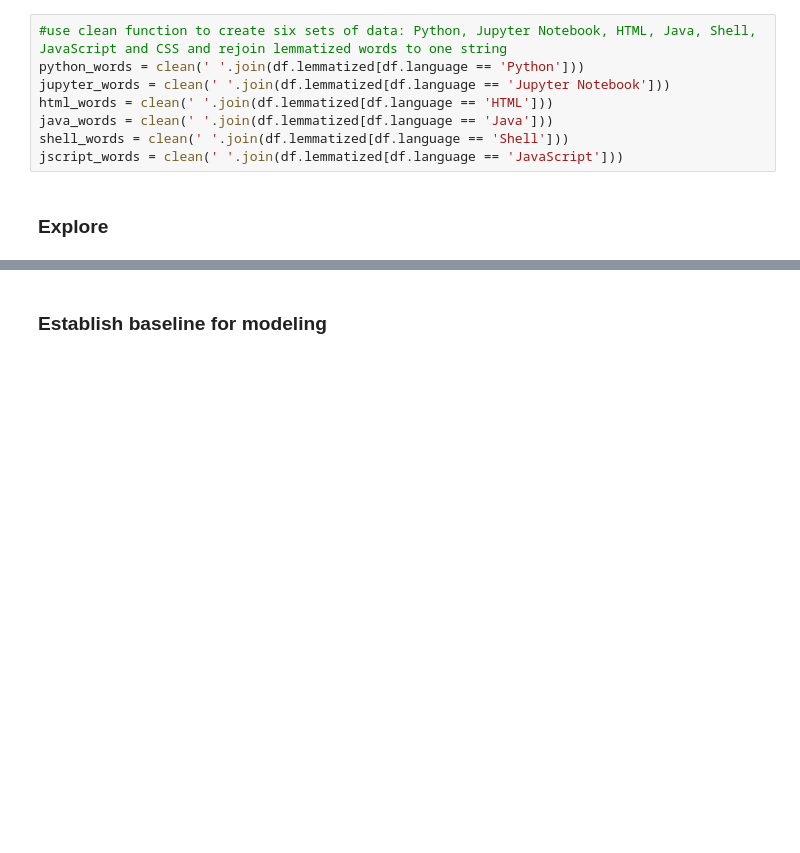
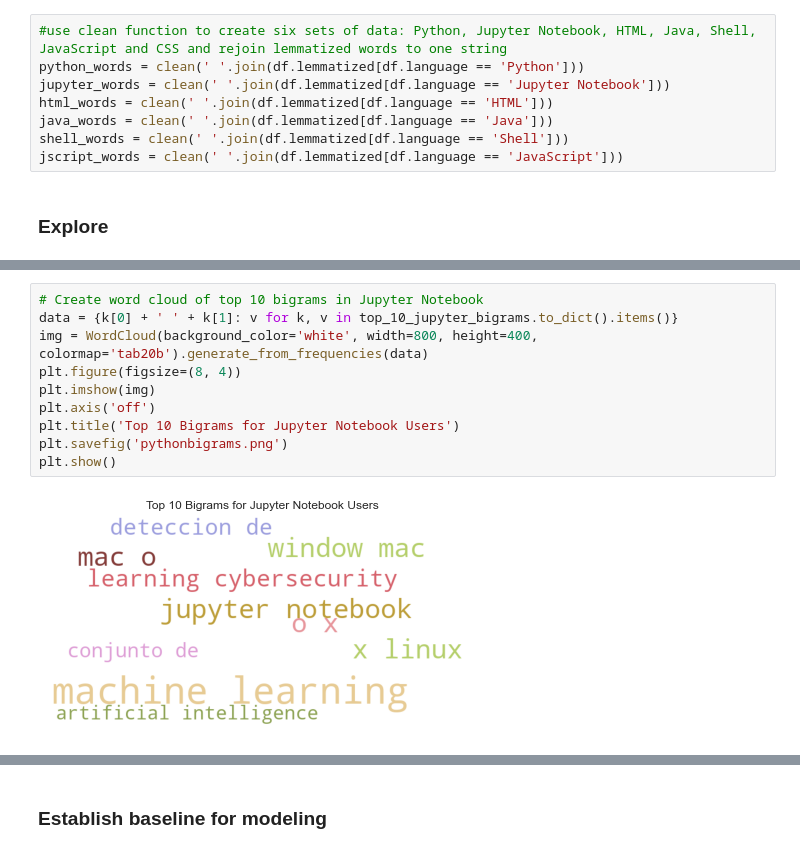
Before and after one commit to barbmarques/individual-nlp-project, a Jupyter notebook: Final_Notebook.ipynb, the cells around one changed output, grey strips where cells are left out. Saved outputs shown, nothing was run; the diff lists cells and outputs as text; blank space fills up the shorter version.

```diff
--- a/Final_Notebook.ipynb
+++ b/Final_Notebook.ipynb
@@ -227,0 +341,12 @@ dtype: int64
+# %%
+# Create word cloud of top 10 bigrams in Jupyter Notebook
+data = {k[0] + ' ' + k[1]: v for k, v in top_10_jupyter_bigrams.to_dict().items()}
+img = WordCloud(background_color='white', width=800, height=400, colormap='tab20b').generate_from_frequencies(data)
+plt.figure(figsize=(8, 4))
+plt.imshow(img)
+plt.axis('off')
+plt.title('Top 10 Bigrams for Jupyter Notebook Users')
+plt.savefig('pythonbigrams.png')
+plt.show()
+# %% [output]
+[figure, added]
```
Also changed, not shown: parts of 24 cells of this notebook, 2 other files.
